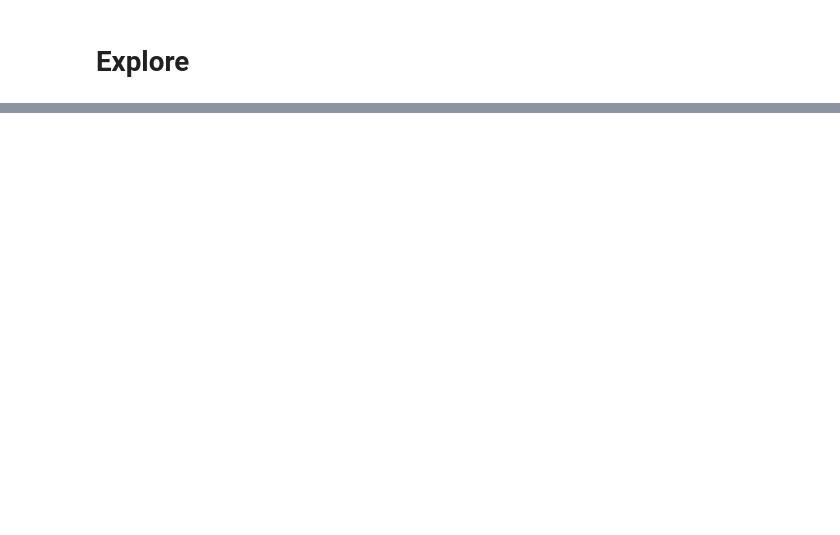
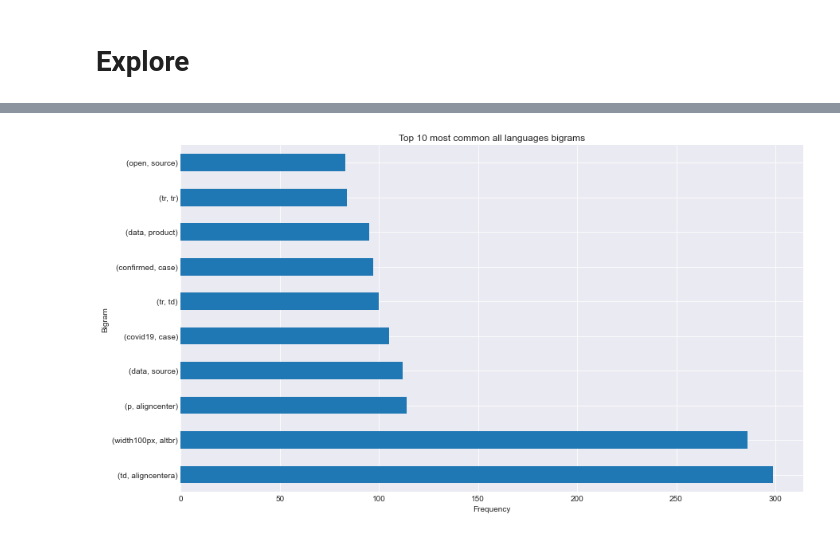
Before and after one commit to NLP-Project-CRT/NLP-Project, a Jupyter notebook: Tasha Initial.ipynb, the cells around one changed output, grey strips where cells are left out. Saved outputs shown, nothing was run; the diff lists cells and outputs as text; code cells hidden in the pictures; blank space fills up the shorter version.

```diff
--- a/Tasha Initial.ipynb
+++ b/Tasha Initial.ipynb
@@ -22,0 +15,2 @@ scrape_data = a.scrape_github_data()
+# %%
+df = pd.json_normalize(repos)
@@ -23,5 +33,5 @@ scrape_data = a.scrape_github_data()
 # %%
-df = pd.DataFrame(scrape_data)
+df = pd.DataFrame(df)
 df.info()
 # %% [output]
 <class 'pandas.core.frame.DataFrame'>
@@ -256,0 +420,9 @@ Text(0, 0.5, 'Word')
+# %%
+#visualize top ten for all languages
+pd.Series(nltk.bigrams(all_words.split())).value_counts().head(10).plot.barh()
+plt.title('Top 10 most common all languages bigrams')
+plt.ylabel('Bigram')
+plt.xlabel('Frequency')
+None
+# %% [output]
+[figure, added]
```
Also changed, not shown: parts of 55 cells of this notebook.
